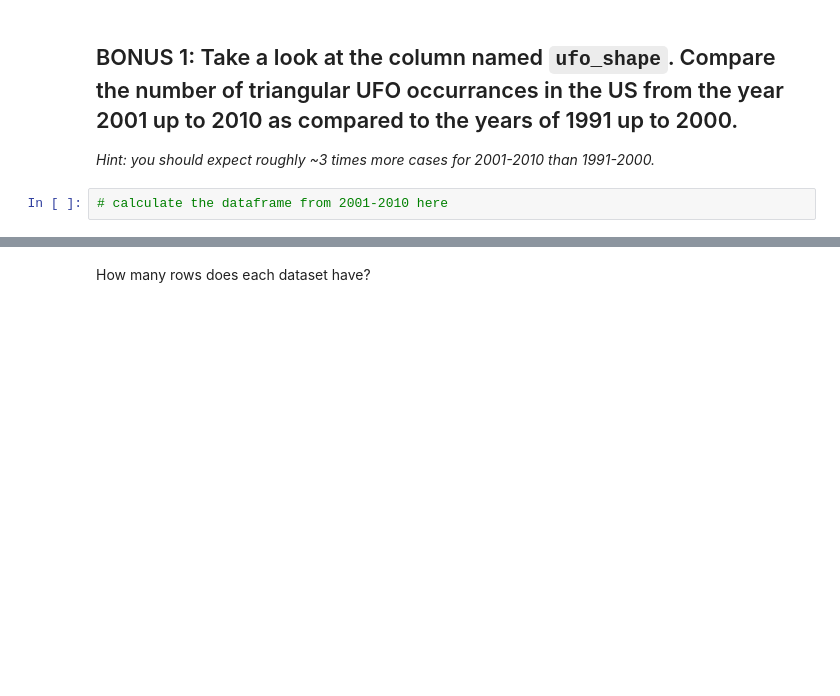
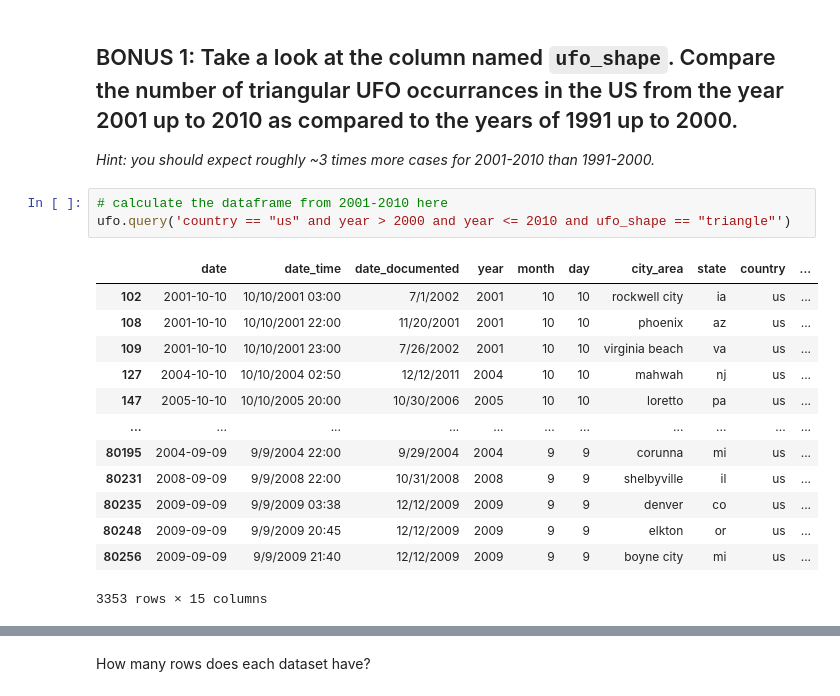
Before and after one commit to samueloh99/IronHack-Labs, a Jupyter notebook: WEEK 7 MODULO 1/Data Manipulation Filtering/Data Manipulation Filtering.ipynb, the cells around one changed output, grey strips where cells are left out. Drawn from its saved outputs; the diff is of its cells as text; blank space fills up the shorter version.

```diff
--- a/WEEK 7 MODULO 1/Data Manipulation Filtering/Data Manipulation Filtering.ipynb
+++ b/WEEK 7 MODULO 1/Data Manipulation Filtering/Data Manipulation Filtering.ipynb
@@ -146,5 +288,20 @@ Check your results.
 *Hint: you should expect roughly ~3 times more cases for 2001-2010 than 1991-2000.*
 # %%
 # calculate the dataframe from 2001-2010 here
+ufo.query('country == "us" and year > 2000 and year <= 2010 and ufo_shape == "triangle"')
+# %% [output]
+|  | date | date_time | date_documented | year | month | day | city_area | state | country | ... |
+| 102 | 2001-10-10 | 10/10/2001 03:00 | 7/1/2002 | 2001 | 10 | 10 | rockwell city | ia | us | ... |
+| 108 | 2001-10-10 | 10/10/2001 22:00 | 11/20/2001 | 2001 | 10 | 10 | phoenix | az | us | ... |
+| 109 | 2001-10-10 | 10/10/2001 23:00 | 7/26/2002 | 2001 | 10 | 10 | virginia beach | va | us | ... |
+| 127 | 2004-10-10 | 10/10/2004 02:50 | 12/12/2011 | 2004 | 10 | 10 | mahwah | nj | us | ... |
+| 147 | 2005-10-10 | 10/10/2005 20:00 | 10/30/2006 | 2005 | 10 | 10 | loretto | pa | us | ... |
+| ... | ... | ... | ... | ... | ... | ... | ... | ... | ... | ... |
+| 80195 | 2004-09-09 | 9/9/2004 22:00 | 9/29/2004 | 2004 | 9 | 9 | corunna | mi | us | ... |
+| 80231 | 2008-09-09 | 9/9/2008 22:00 | 10/31/2008 | 2008 | 9 | 9 | shelbyville | il | us | ... |
+| 80235 | 2009-09-09 | 9/9/2009 03:38 | 12/12/2009 | 2009 | 9 | 9 | denver | co | us | ... |
+| 80248 | 2009-09-09 | 9/9/2009 20:45 | 12/12/2009 | 2009 | 9 | 9 | elkton | or | us | ... |
+| 80256 | 2009-09-09 | 9/9/2009 21:40 | 12/12/2009 | 2009 | 9 | 9 | boyne city | mi | us | ... |
+3353 rows × 15 columns
 # %%
 # calculate the dataframe from 1991-2000 here
```
Also changed, not shown: parts of 18 cells of this notebook, 5 other files.
